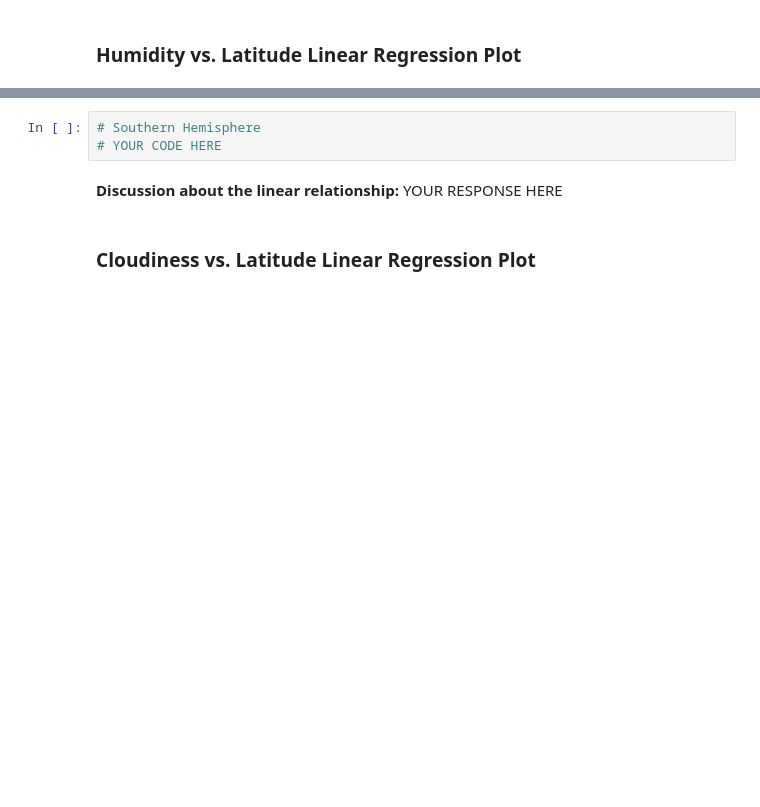
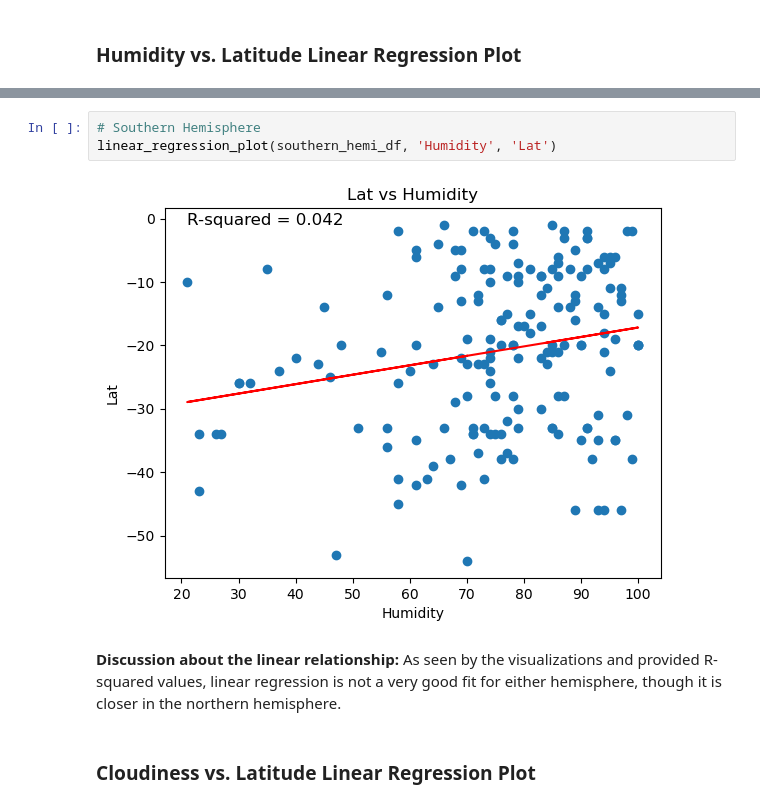
Before and after one commit to bexlev/python-api-challenge, a Jupyter notebook: WeatherPy/WeatherPy.ipynb, the cells around one changed output, grey strips where cells are left out. Cells and saved outputs as stored; diff of their text form; blank space fills up the shorter version.

```diff
--- a/WeatherPy/WeatherPy.ipynb
+++ b/WeatherPy/WeatherPy.ipynb
@@ -366,8 +379,10 @@ southern_hemi_df.head()
 # %%
 # Southern Hemisphere
-# YOUR CODE HERE
+linear_regression_plot(southern_hemi_df, 'Humidity', 'Lat')
+# %% [output]
+[figure, added]
-# %% [markdown]
-**Discussion about the linear relationship:** YOUR RESPONSE HERE
+# %% [markdown]
+**Discussion about the linear relationship:** As seen by the visualizations and provided R-squared values, linear regression is not a very good fit for either hemisphere, though it is closer in the northern hemisphere.
 # %% [markdown]
 ### Cloudiness vs. Latitude Linear Regression Plot
 # %%
```
Also changed, not shown: parts of 33 cells of this notebook, 6 other files.
